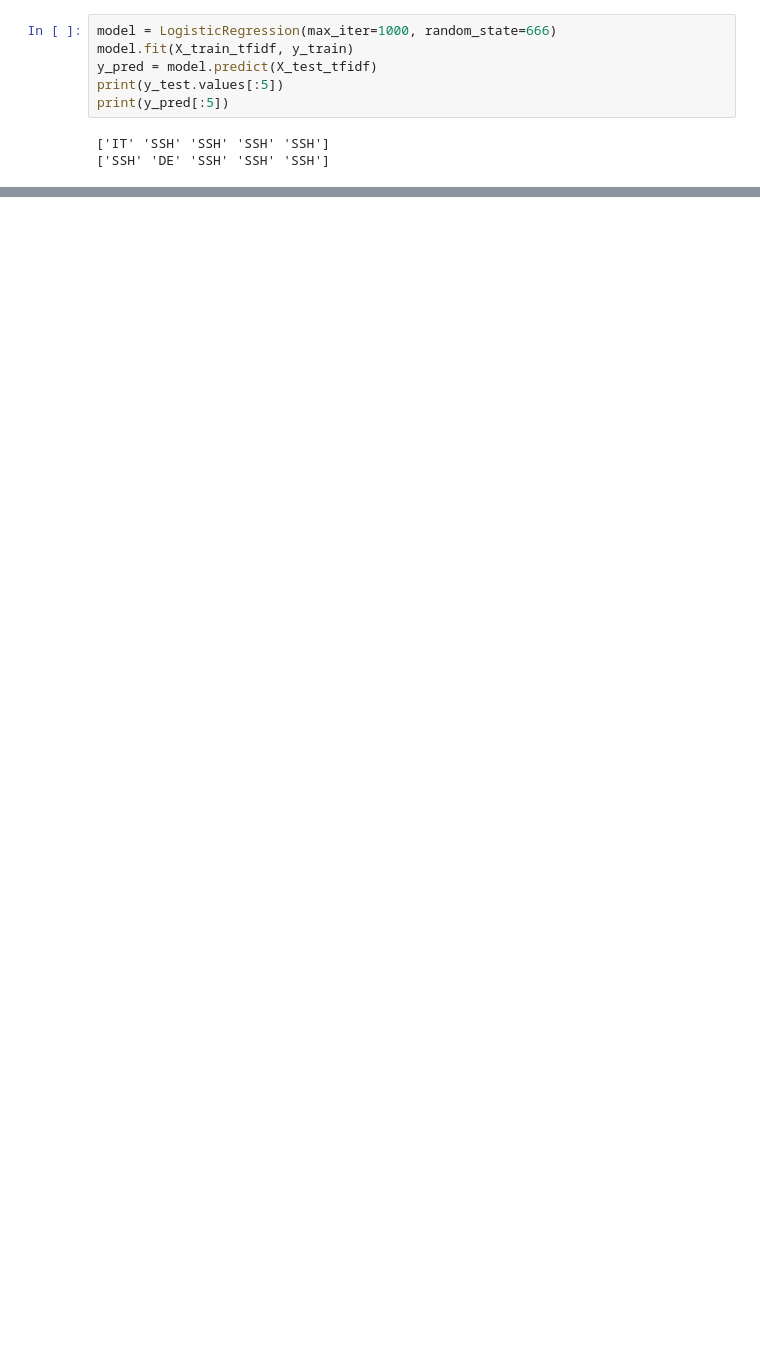
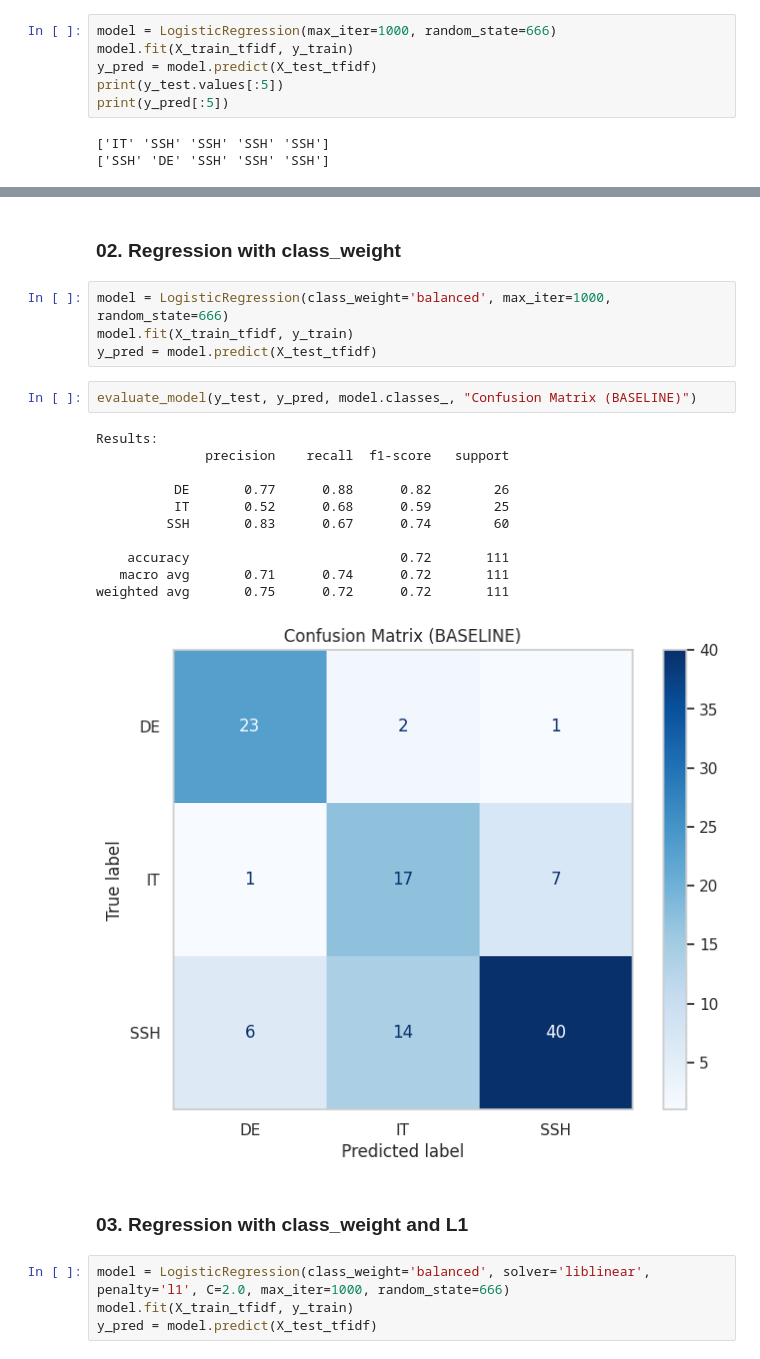
Before and after one commit to LukashWalancik/xaifungi-analysis, a Jupyter notebook: analysis.ipynb, the cells around one changed output, grey strips where cells are left out. Saved outputs shown, nothing was run; the diff lists cells and outputs as text; blank space fills up the shorter version.

Commit message:
finish classification with Logistic Regression

```diff
--- a/analysis.ipynb
+++ b/analysis.ipynb
@@ -613,0 +610,26 @@ plt.show()
+# %% [markdown]
+### 02. Regression with class_weight
+# %%
+model = LogisticRegression(class_weight='balanced', max_iter=1000, random_state=666)
+model.fit(X_train_tfidf, y_train)
+y_pred = model.predict(X_test_tfidf)
+# %%
+evaluate_model(y_test, y_pred, model.classes_, "Confusion Matrix (BASELINE)")
+# %% [output]
+Results:
+              precision    recall  f1-score   support
+
+          DE       0.77      0.88      0.82        26
+          IT       0.52      0.68      0.59        25
+         SSH       0.83      0.67      0.74        60
+
+    accuracy                           0.72       111
+   macro avg       0.71      0.74      0.72       111
+weighted avg       0.75      0.72      0.72       111
+[figure, added]
+# %% [markdown]
+### 03. Regression with class_weight and L1
+# %%
+model = LogisticRegression(class_weight='balanced', solver='liblinear', penalty='l1', C=2.0, max_iter=1000, random_state=666)
+model.fit(X_train_tfidf, y_train)
+y_pred = model.predict(X_test_tfidf)
```
Also changed, not shown: parts of 22 cells of this notebook.
